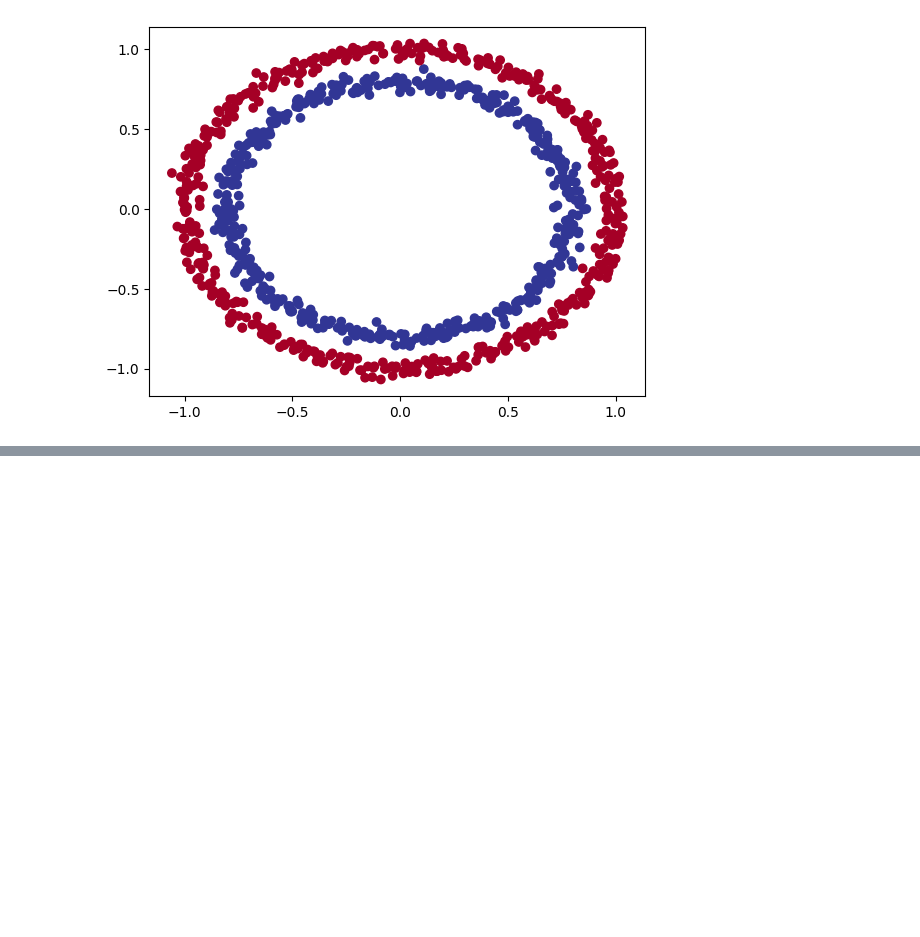
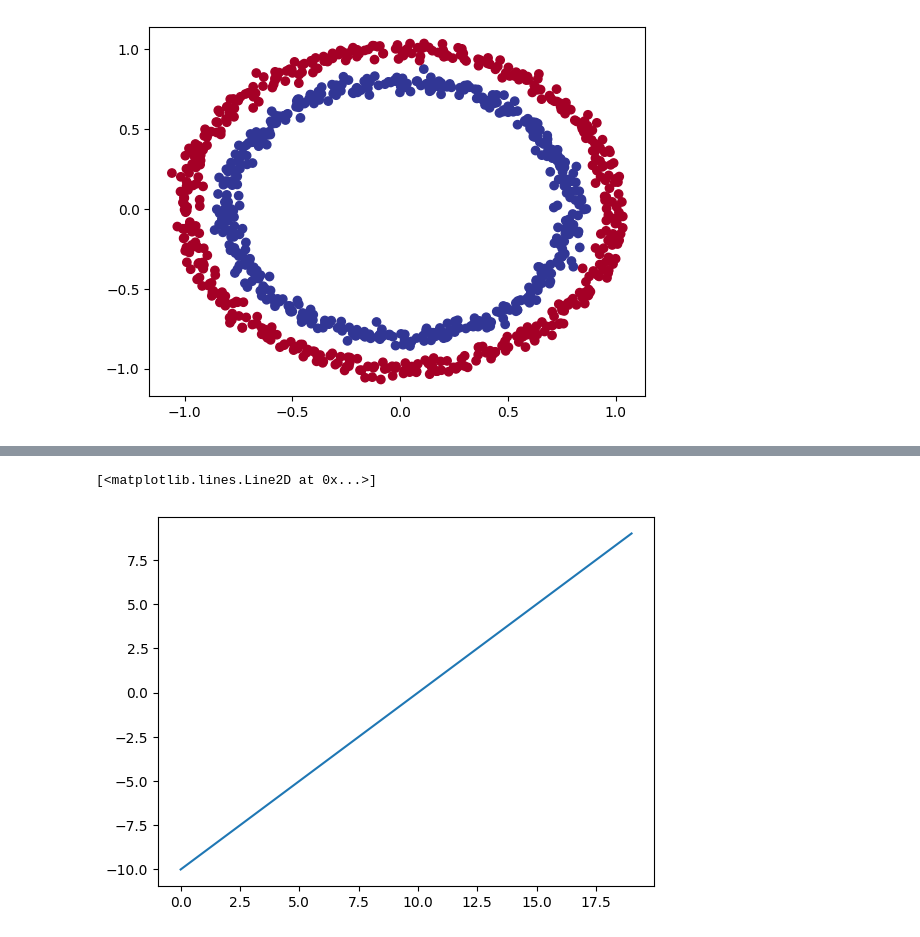
Before and after one commit to mohammed893/Tensor_Flow_Cheat_sheet-, a Jupyter notebook: NN_classification.ipynb, the cells around one changed output, grey strips where cells are left out. Saved outputs shown, nothing was run; the diff lists cells and outputs as text; code cells hidden in the pictures; blank space fills up the shorter version.

```diff
--- a/NN_classification.ipynb
+++ b/NN_classification.ipynb
@@ -217,0 +231,7 @@ model_3.evaluate(x , y)
+# %%
+#Visualize our Toy Tensor
+plt.plot(a
+         )
+# %% [output]
+[<matplotlib.lines.Line2D at 0x...>]
+[figure, added]
```
Also changed, not shown: parts of 83 cells of this notebook.
